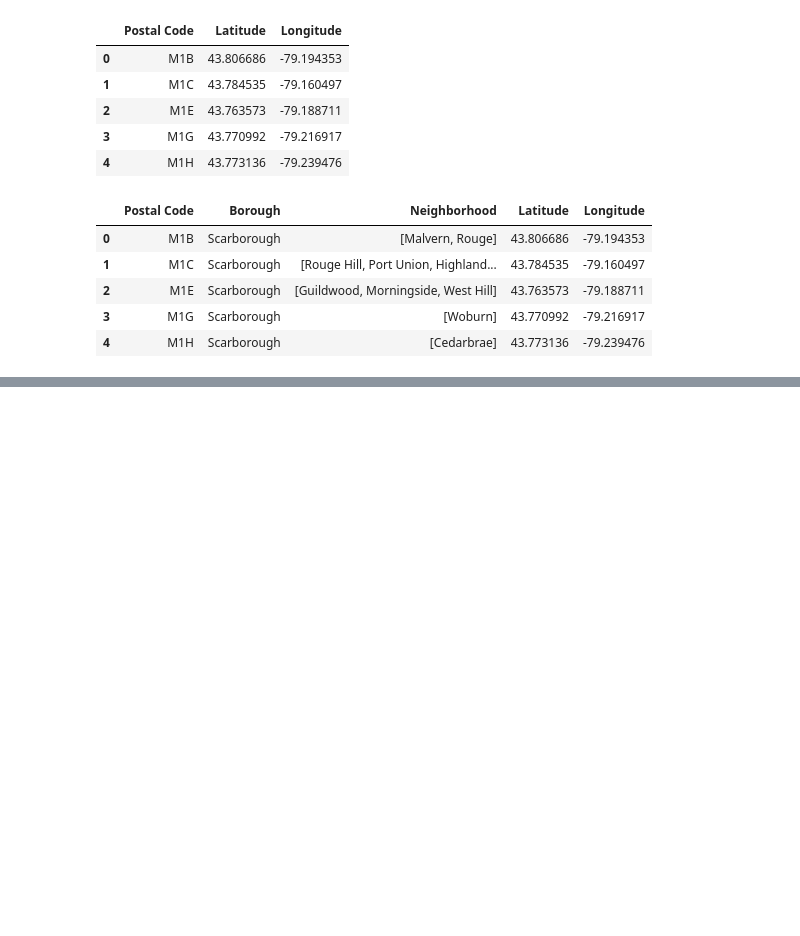
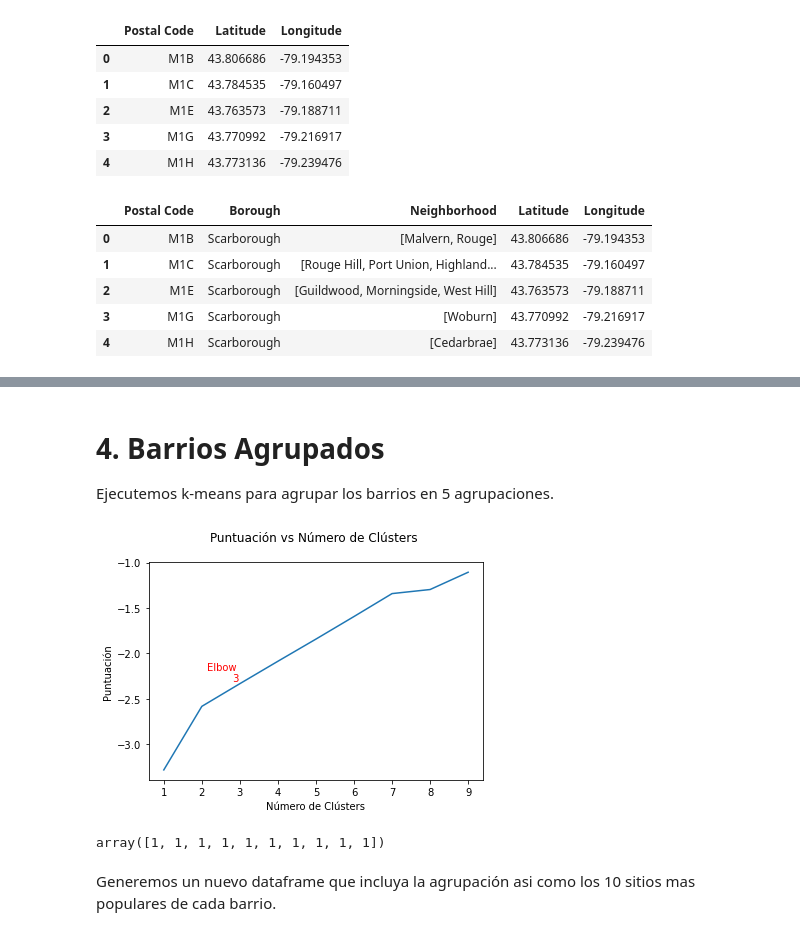
Before and after one commit to Sergioc2020/Coursera_Capstone, a Jupyter notebook: ProjectoSegmentacionUSA.ipynb, the cells around one changed output, grey strips where cells are left out. Drawn from its saved outputs; the diff is of its cells as text; code cells hidden in the pictures; blank space fills up the shorter version.

```diff
--- a/ProjectoSegmentacionUSA.ipynb
+++ b/ProjectoSegmentacionUSA.ipynb
@@ -99,0 +379,2 @@ df.head()
+# %%
+toronto_onehot['liststring'] = [','.join(map(str, l)) for l in toronto_onehot['Neighborhood']]
@@ -99,0 +392,3 @@ df.head()
+# %%
+toronto_grouped = toronto_onehot.groupby('liststring').mean().reset_index()
+toronto_grouped.head()
@@ -99,0 +411,2 @@ df.head()
+# %%
+toronto_grouped.rename(columns = {'liststring':'Neighborhood'}, inplace = True)
@@ -99,0 +485,49 @@ df.head()
+# %%
+toronto_grouped_clustering = toronto_grouped.drop('Neighborhood', 1)
+# %% [markdown]
+# **4. Barrios Agrupados**
+
+Ejecutemos k-means para agrupar los barrios en 5 agrupaciones.
+# %%
+import matplotlib.pyplot as plt
+Nc = range(1, 10)
+
+dt_elbow=pd.DataFrame()
+
+for i in Nc:
+    kmeans = KMeans(init = "k-means++", n_clusters = i, n_init = 12)
+    score = kmeans.fit(toronto_grouped_clustering).score(toronto_grouped_clustering)
+
+    dt_elbow.loc[i, 0] = i
+    dt_elbow.loc[i, 1] = score
+
+dt_elbow.rename(columns={0: 'k', 1: 'score'}, inplace=True) #Reemplacemos los nombres de las columnas
+
+#Plot the Elbow curve
+plt.plot(dt_elbow['k'],dt_elbow['score'])
+
+for i, row in dt_elbow.iterrows():
+    if i == 3:
+        plt.text(i, row['score'], str('Elbow \n {}'.format(i)), ha='right', va='bottom', color='red')
+
+
+plt.xlabel('Número de Clústers')
+plt.ylabel('Puntuación')
+plt.title('Puntuación vs Número de Clústers \n')
+#plt.savefig('../Images/Result2/img09_curvaelbow.png')
+plt.show()
+# %% [output]
+[figure, added]
+# %%
+# establecer el número de agrupaciones
+kclusters = 2
+
+# ejecutar k-means
+kmeans = KMeans(n_clusters=kclusters, random_state=0).fit(toronto_grouped_clustering)
+
+# revisar las etiquetas de las agrupaciones generadas para cada fila del dataframe
+kmeans.labels_[0:10]
+# %% [output]
+array([1, 1, 1, 1, 1, 1, 1, 1, 1, 1])
+# %% [markdown]
+Generemos un nuevo dataframe que incluya la agrupación asi como los 10 sitios mas populares de cada barrio.
```
Also changed, not shown: parts of 56 cells of this notebook.
